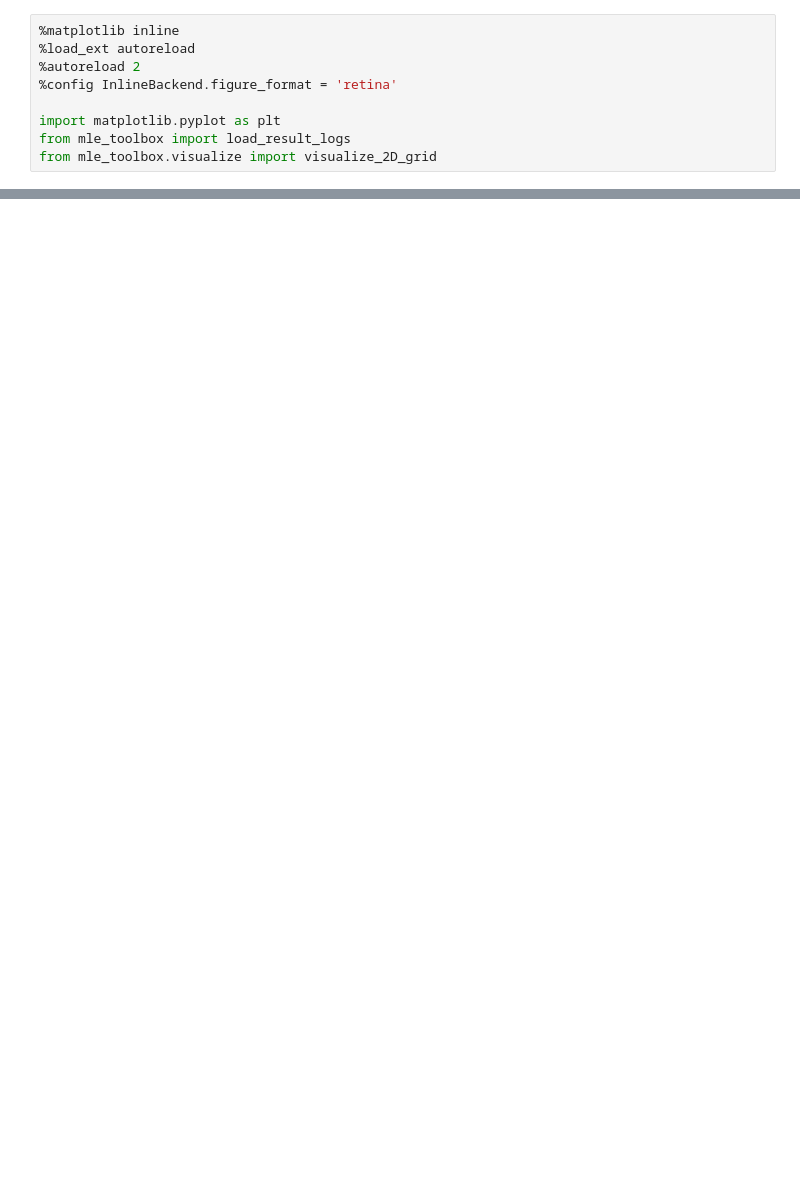
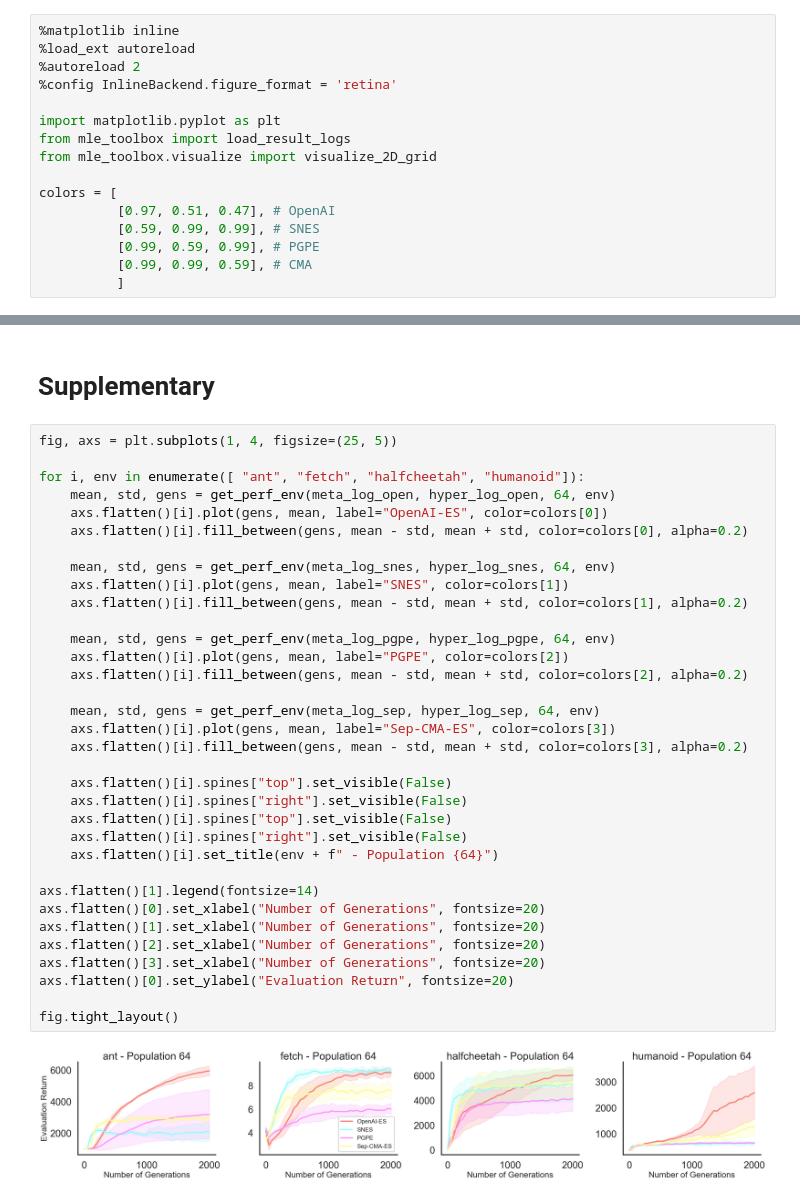
Before and after one commit to neuroevobench/neuroevobench, a Jupyter notebook: notebooks/playground.ipynb, the cells around one changed output, grey strips where cells are left out. Cells and saved outputs as stored; diff of their text form; blank space fills up the shorter version.

```diff
--- a/notebooks/playground.ipynb
+++ b/notebooks/playground.ipynb
@@ -7,3 +7,10 @@
 import matplotlib.pyplot as plt
 from mle_toolbox import load_result_logs
 from mle_toolbox.visualize import visualize_2D_grid
+
+colors = [
+          [0.97, 0.51, 0.47], # OpenAI
+          [0.59, 0.99, 0.99], # SNES
+          [0.99, 0.59, 0.99], # PGPE
+          [0.99, 0.99, 0.59], # CMA
+          ]
@@ -42,0 +127,38 @@ visualize_2D_grid(
+# %% [markdown]
+# Supplementary
+# %%
+fig, axs = plt.subplots(1, 4, figsize=(25, 5))
+
+for i, env in enumerate([ "ant", "fetch", "halfcheetah", "humanoid"]):
+    mean, std, gens = get_perf_env(meta_log_open, hyper_log_open, 64, env)
+    axs.flatten()[i].plot(gens, mean, label="OpenAI-ES", color=colors[0])
+    axs.flatten()[i].fill_between(gens, mean - std, mean + std, color=colors[0], alpha=0.2)
+
+    mean, std, gens = get_perf_env(meta_log_snes, hyper_log_snes, 64, env)
+    axs.flatten()[i].plot(gens, mean, label="SNES", color=colors[1])
+    axs.flatten()[i].fill_between(gens, mean - std, mean + std, color=colors[1], alpha=0.2)
+
+    mean, std, gens = get_perf_env(meta_log_pgpe, hyper_log_pgpe, 64, env)
+    axs.flatten()[i].plot(gens, mean, label="PGPE", color=colors[2])
+    axs.flatten()[i].fill_between(gens, mean - std, mean + std, color=colors[2], alpha=0.2)
+
+    mean, std, gens = get_perf_env(meta_log_sep, hyper_log_sep, 64, env)
+    axs.flatten()[i].plot(gens, mean, label="Sep-CMA-ES", color=colors[3])
+    axs.flatten()[i].fill_between(gens, mean - std, mean + std, color=colors[3], alpha=0.2)
+
+    axs.flatten()[i].spines["top"].set_visible(False)
+    axs.flatten()[i].spines["right"].set_visible(False)
+    axs.flatten()[i].spines["top"].set_visible(False)
+    axs.flatten()[i].spines["right"].set_visible(False)
+    axs.flatten()[i].set_title(env + f" - Population {64}")
+
+axs.flatten()[1].legend(fontsize=14)
+axs.flatten()[0].set_xlabel("Number of Generations", fontsize=20)
+axs.flatten()[1].set_xlabel("Number of Generations", fontsize=20)
+axs.flatten()[2].set_xlabel("Number of Generations", fontsize=20)
+axs.flatten()[3].set_xlabel("Number of Generations", fontsize=20)
+axs.flatten()[0].set_ylabel("Evaluation Return", fontsize=20)
+
+fig.tight_layout()
+# %% [output]
+[figure, added]
```
Also changed, not shown: parts of 12 cells of this notebook, 18 other files.
